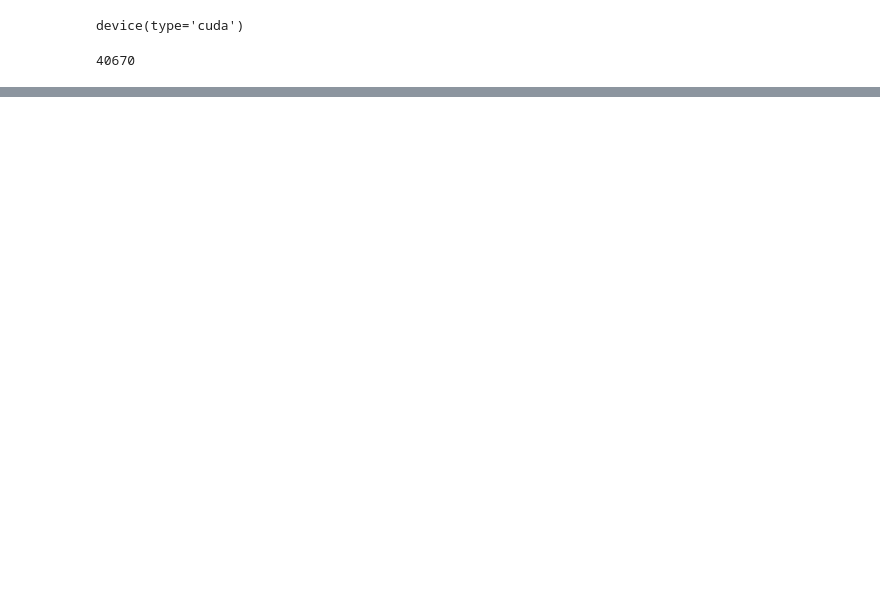
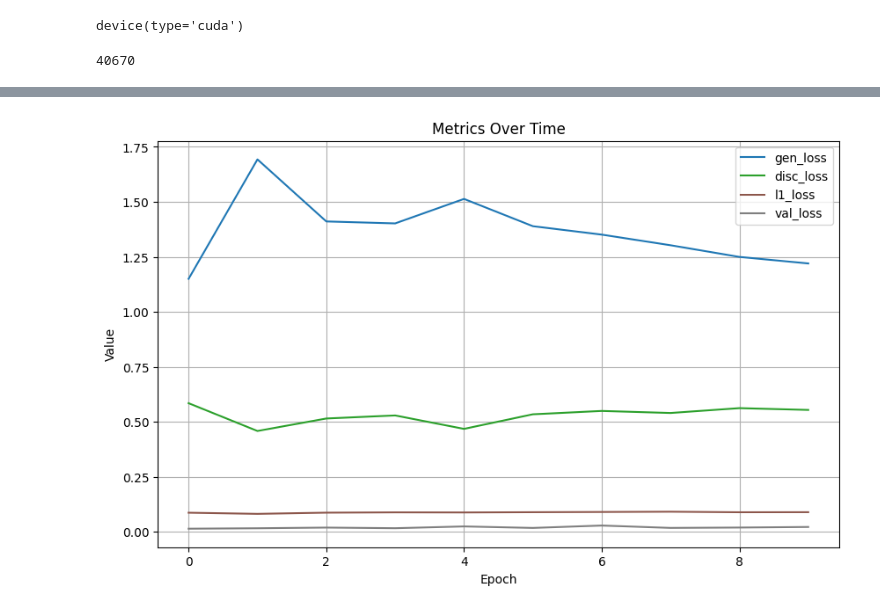
Before and after one commit to paraglondhe098/image-colorization, a Jupyter notebook: notebook.ipynb, the cells around one changed output, grey strips where cells are left out. Cells and saved outputs as stored; diff of their text form; code cells hidden in the pictures; blank space fills up the shorter version.

```diff
--- a/notebook.ipynb
+++ b/notebook.ipynb
@@ -753,0 +301,7 @@ def buld_res_unet(n_input = 1, n_output = 2, size = 256):
+# %%
+discriminator = ModelConfig(
+    model = model.disc,
+    name = "discriminator",
+    optimizer = optim.Adam(model.disc.parameters(), lr=2e-4, betas=(0.5, 0.999)),
+    scaler = GradScaler(device = "cuda" if torch.cuda.is_available() else "cpu",enabled=torch.cuda.is_available())
+)
@@ -753,0 +353,11 @@ def buld_res_unet(n_input = 1, n_output = 2, size = 256):
+# %%
+class CheckpointSaver(Callback):
+    def __init__(self, save_path, save_interval):
+        super().__init__()
+        self.save_path = lambda epoch: os.path.join(save_path, f"epoch_{epoch}.pt")
+        os.makedirs(save_path, exist_ok=True)
+        self.save_interval = save_interval
+
+    def on_epoch_end(self):
+        if self.trainer.current_epoch % self.save_interval == 0:
+            self.trainer.save_progress(self.save_path(self.trainer.current_epoch))
@@ -753,0 +495,13 @@ def buld_res_unet(n_input = 1, n_output = 2, size = 256):
+# %%
+trainer = ColorizationTrainer(
+    model = model,
+    generator_config = generator,
+    discriminator_config = discriminator,
+    callbacks = [CheckpointSaver(result_folder + "/checkpoints", 10),
+                 ConsoleLogger(progress_bar_positions=["training", "validation"]),
+                 ImageSaver(*next(iter(val_dl)), trf, result_folder + "/generated_images", show=False)],
+    gan_loss = GANLoss().to(device),
+    l1_lambda = 100
+)
+# %%
+trainer.fit(train_dl, val_dl, epochs=20)
@@ -753,0 +526,4 @@ def buld_res_unet(n_input = 1, n_output = 2, size = 256):
+# %%
+trainer.tracker.plot("gen_loss", "disc_loss", "l1_loss", "val_loss")
+# %% [output]
+[figure, added]
```
Also changed, not shown: parts of 63 cells of this notebook, 7 other files.
